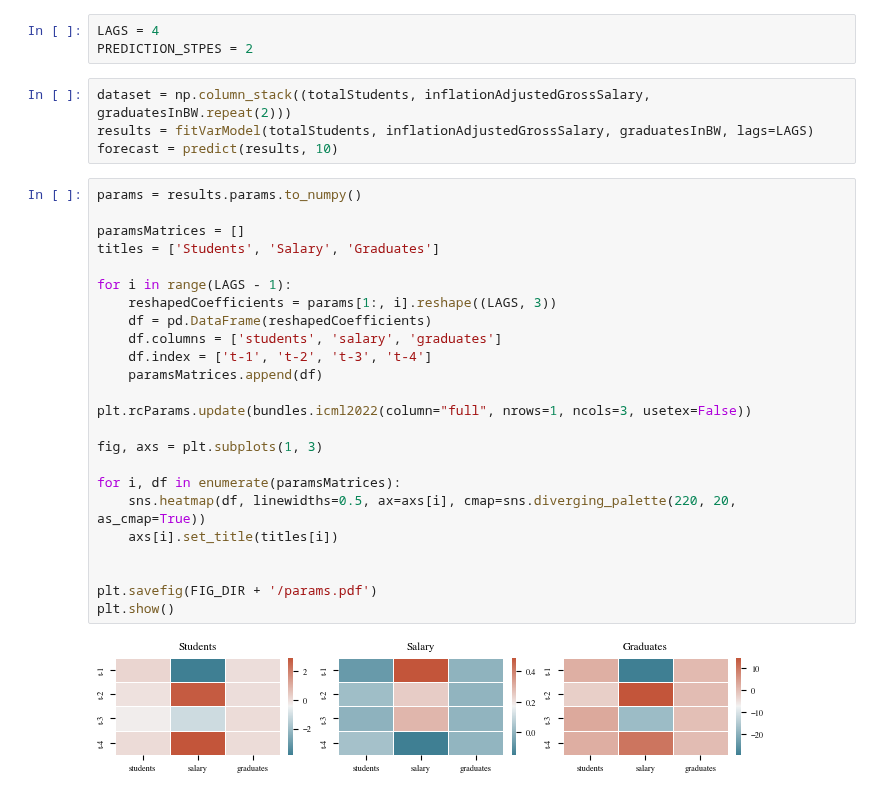
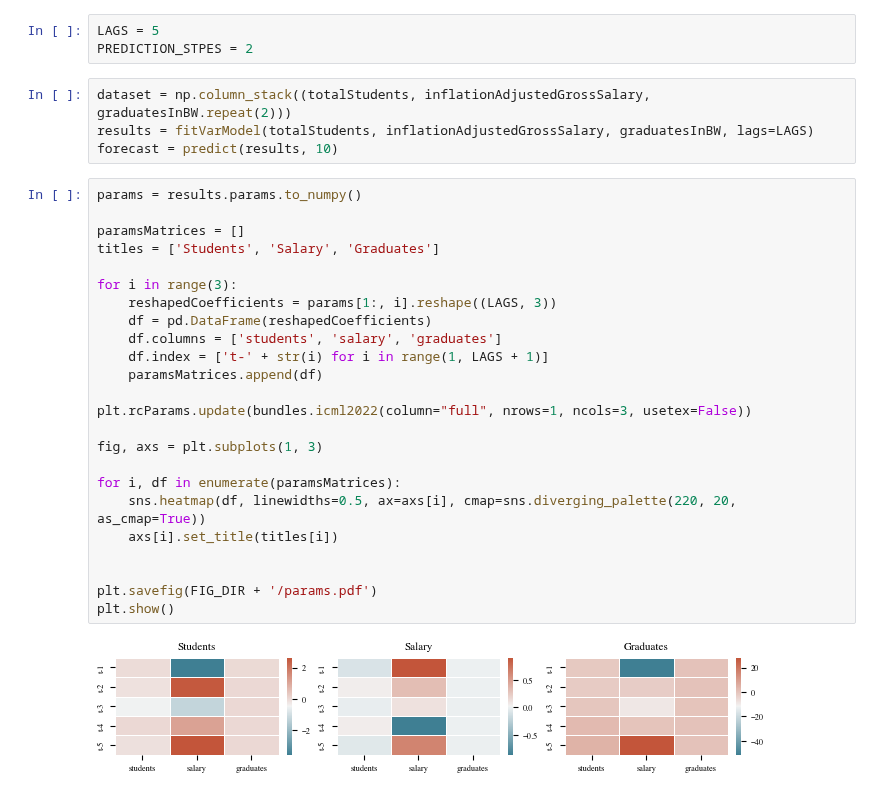
Before and after one commit to mxs01/AnalysingStudentDevelopment, a Jupyter notebook: exp/exp_04_visualiseCoefficients.ipynb, the cells around one changed output. Saved outputs shown, nothing was run; the diff lists cells and outputs as text.

```diff
--- a/exp/exp_04_visualiseCoefficients.ipynb
+++ b/exp/exp_04_visualiseCoefficients.ipynb
@@ -31,7 +31,7 @@ newVal = (graduatesInBW[4] + graduatesInBW[6])/2
 # %% [markdown]
 ### Build the model (once again)
 # %%
-LAGS = 4
+LAGS = 5
 PREDICTION_STPES = 2
 # %%
 dataset = np.column_stack((totalStudents, inflationAdjustedGrossSalary, graduatesInBW.repeat(2)))
@@ -40,26 +40,26 @@ forecast = predict(results, 10)
 # %%
 params = results.params.to_numpy()
 
 paramsMatrices = []
 titles = ['Students', 'Salary', 'Graduates']
 
-for i in range(LAGS - 1):
+for i in range(3):
     reshapedCoefficients = params[1:, i].reshape((LAGS, 3))
     df = pd.DataFrame(reshapedCoefficients)
     df.columns = ['students', 'salary', 'graduates']
-    df.index = ['t-1', 't-2', 't-3', 't-4']
+    df.index = ['t-' + str(i) for i in range(1, LAGS + 1)]
     paramsMatrices.append(df)
 
 plt.rcParams.update(bundles.icml2022(column="full", nrows=1, ncols=3, usetex=False))
 
 fig, axs = plt.subplots(1, 3)
 
 for i, df in enumerate(paramsMatrices):
     sns.heatmap(df, linewidths=0.5, ax=axs[i], cmap=sns.diverging_palette(220, 20, as_cmap=True))
     axs[i].set_title(titles[i])
 
 
 plt.savefig(FIG_DIR + '/params.pdf')
 plt.show()
 # %% [output]
-[figure, old version]
+[figure, new version]
```
Also changed, not shown: 4 other files.
